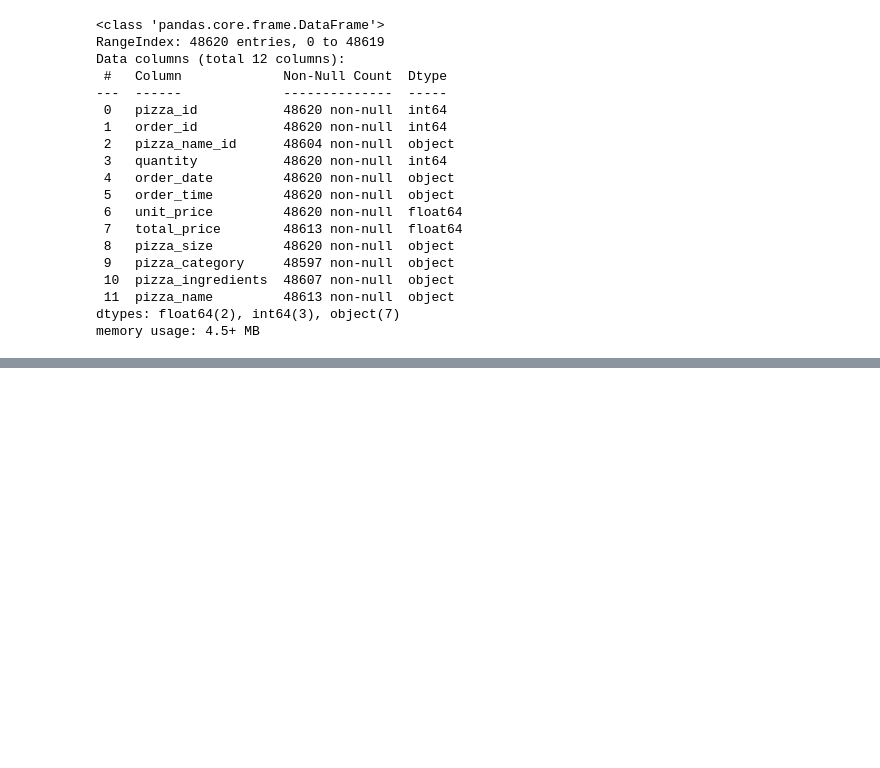
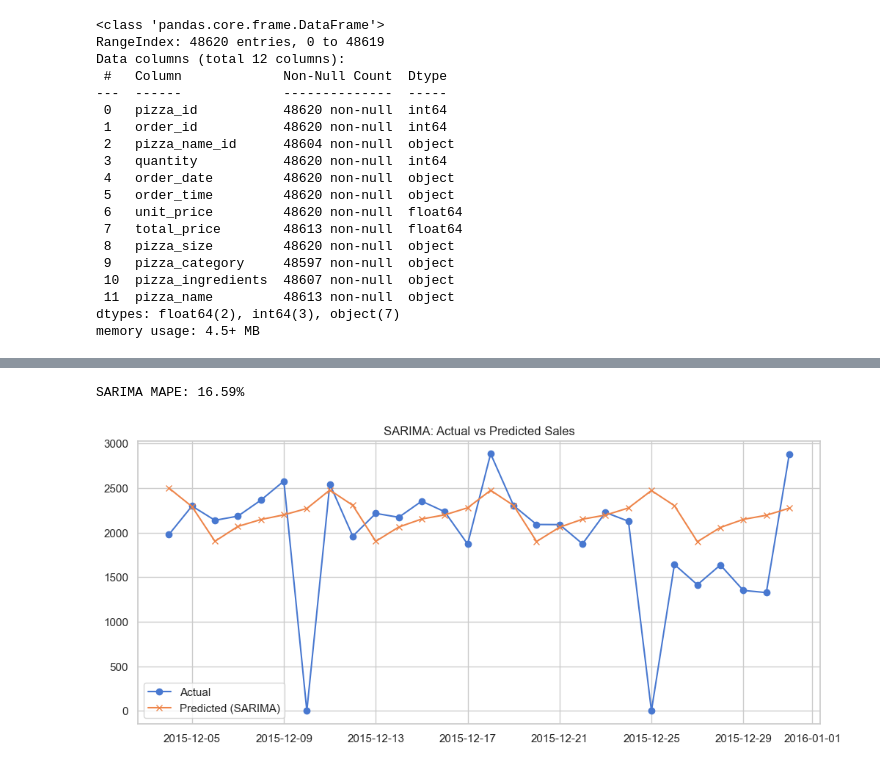
Before and after one commit to MugilCodes/Dominos---Predictive-Purchase-Order-System, a Jupyter notebook: Purchase_order_system.ipynb, the cells around one changed output, grey strips where cells are left out. Saved outputs shown, nothing was run; the diff lists cells and outputs as text; code cells hidden in the pictures; blank space fills up the shorter version.

```diff
--- a/Purchase_order_system.ipynb
+++ b/Purchase_order_system.ipynb
@@ -250,0 +620,28 @@ plt.show()
+# %%
+#  SARIMA
+
+import statsmodels.api as sm
+
+sarima_model = sm.tsa.statespace.SARIMAX(
+    train_series,
+    order=(1,1,1),
+    seasonal_order=(1,1,1,7),  # weekly seasonality
+    enforce_stationarity=False,
+    enforce_invertibility=False
+)
+sarima_result = sarima_model.fit(disp=False)
+
+sarima_forecast = sarima_result.get_forecast(steps=horizon).predicted_mean
+
+mape_sarima = mape(test_series.values, sarima_forecast.values)
+print("SARIMA MAPE: {:.2f}%".format(mape_sarima))
+
+plt.figure(figsize=(12,5))
+plt.plot(test_series.index, test_series.values, label="Actual", marker="o")
+plt.plot(test_series.index, sarima_forecast.values, label="Predicted (SARIMA)", marker="x")
+plt.title("SARIMA: Actual vs Predicted Sales")
+plt.legend()
+plt.show()
+# %% [output]
+SARIMA MAPE: 16.59%
+[figure, added]
```
Also changed, not shown: parts of 58 cells of this notebook.
